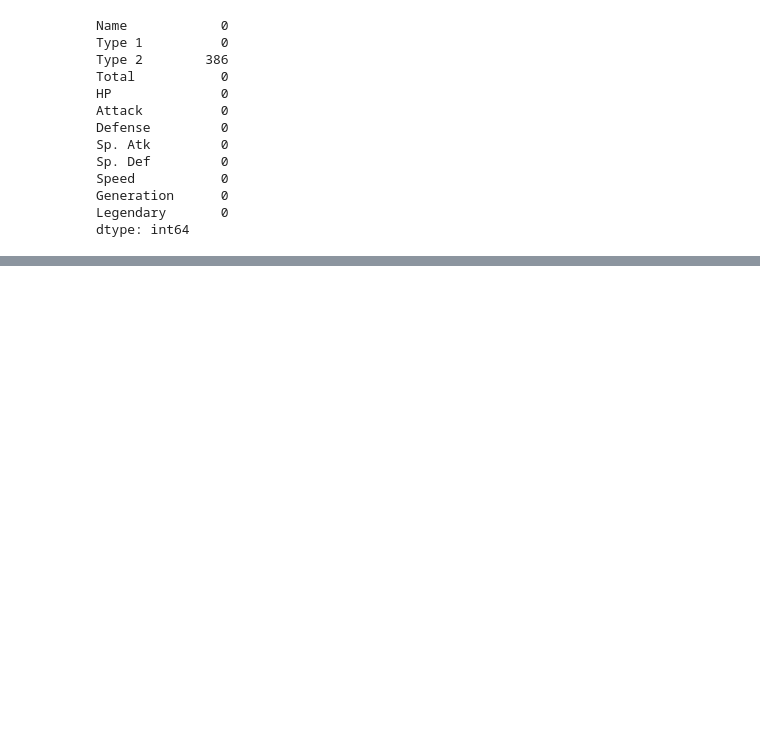
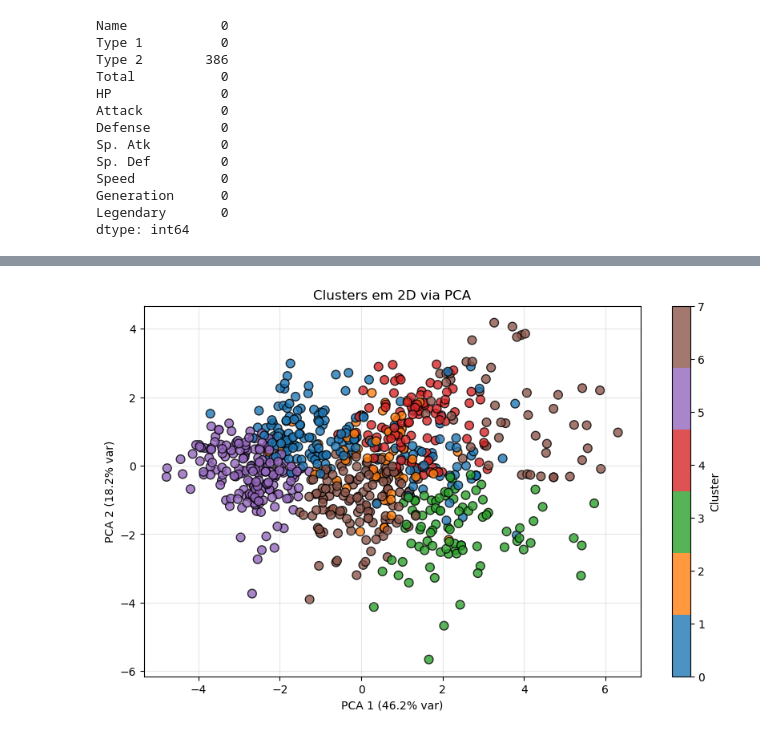
Before and after one commit to tiago2806/ml_pokemon, a Jupyter notebook: modelling.ipynb, the cells around one changed output, grey strips where cells are left out. Saved outputs shown, nothing was run; the diff lists cells and outputs as text; code cells hidden in the pictures; blank space fills up the shorter version.

```diff
--- a/modelling.ipynb
+++ b/modelling.ipynb
@@ -138,0 +149,21 @@ plt.show()
+# %%
+from matplotlib.colors import ListedColormap
+
+cmap = ListedColormap(['tab:blue', 'tab:orange', 'tab:green', 'tab:red', 'tab:purple', 'tab:brown'])
+
+plt.figure(figsize=(10, 6))
+plt.scatter(X_pca[:, 0], X_pca[:, 1],
+            c=labels,
+            cmap=cmap,
+            s=60,
+            alpha=0.8,
+            edgecolor='k')
+
+plt.xlabel(f'PCA 1 ({pca.explained_variance_ratio_[0]:.1%} var)')
+plt.ylabel(f'PCA 2 ({pca.explained_variance_ratio_[1]:.1%} var)')
+plt.title('Clusters em 2D via PCA')
+plt.colorbar(ticks=range(len(np.unique(labels))), label='Cluster')
+plt.grid(True, alpha=0.3)
+plt.show()
+# %% [output]
+[figure, added]
```
Also changed, not shown: parts of 23 cells of this notebook.
